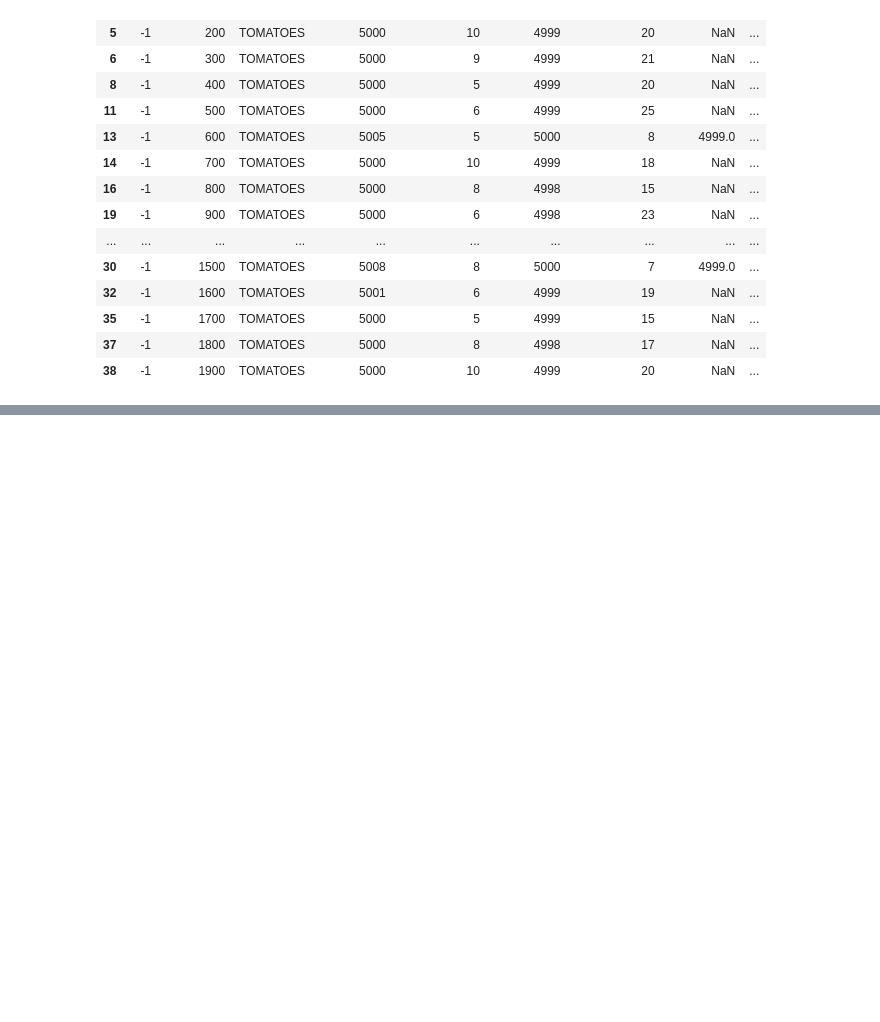
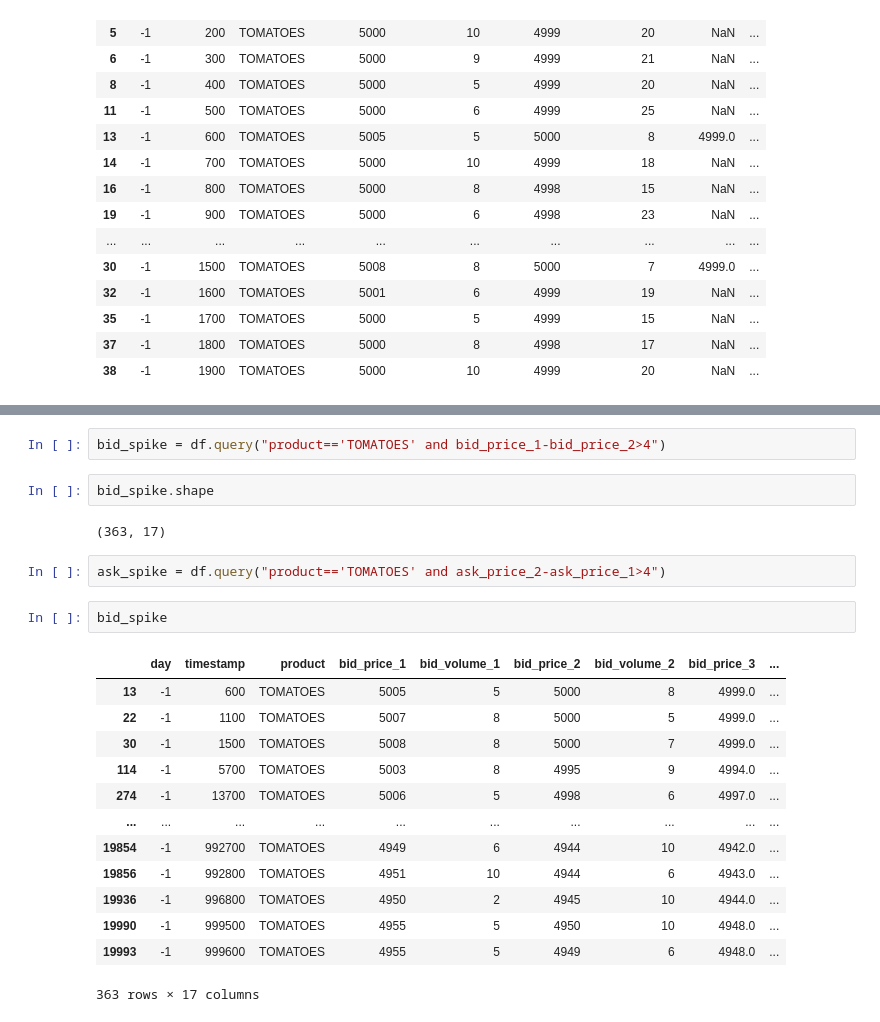
Before and after one commit to SuperPsych/IMCProsperity, a Jupyter notebook: script2.ipynb, the cells around one changed output, grey strips where cells are left out. Saved outputs shown, nothing was run; the diff lists cells and outputs as text; blank space fills up the shorter version.

```diff
--- a/script2.ipynb
+++ b/script2.ipynb
@@ -100,0 +103,24 @@ df.shape
+# %%
+bid_spike = df.query("product=='TOMATOES' and bid_price_1-bid_price_2>4")
+# %%
+bid_spike.shape
+# %% [output]
+(363, 17)
+# %%
+ask_spike = df.query("product=='TOMATOES' and ask_price_2-ask_price_1>4")
+# %%
+bid_spike
+# %% [output]
+|  | day | timestamp | product | bid_price_1 | bid_volume_1 | bid_price_2 | bid_volume_2 | bid_price_3 | ... |
+| 13 | -1 | 600 | TOMATOES | 5005 | 5 | 5000 | 8 | 4999.0 | ... |
+| 22 | -1 | 1100 | TOMATOES | 5007 | 8 | 5000 | 5 | 4999.0 | ... |
+| 30 | -1 | 1500 | TOMATOES | 5008 | 8 | 5000 | 7 | 4999.0 | ... |
+| 114 | -1 | 5700 | TOMATOES | 5003 | 8 | 4995 | 9 | 4994.0 | ... |
+| 274 | -1 | 13700 | TOMATOES | 5006 | 5 | 4998 | 6 | 4997.0 | ... |
+| ... | ... | ... | ... | ... | ... | ... | ... | ... | ... |
+| 19854 | -1 | 992700 | TOMATOES | 4949 | 6 | 4944 | 10 | 4942.0 | ... |
+| 19856 | -1 | 992800 | TOMATOES | 4951 | 10 | 4944 | 6 | 4943.0 | ... |
+| 19936 | -1 | 996800 | TOMATOES | 4950 | 2 | 4945 | 10 | 4944.0 | ... |
+| 19990 | -1 | 999500 | TOMATOES | 4955 | 5 | 4950 | 10 | 4948.0 | ... |
+| 19993 | -1 | 999600 | TOMATOES | 4955 | 5 | 4949 | 6 | 4948.0 | ... |
+363 rows × 17 columns
```
Also changed, not shown: parts of 2 cells of this notebook, 1 other file.
